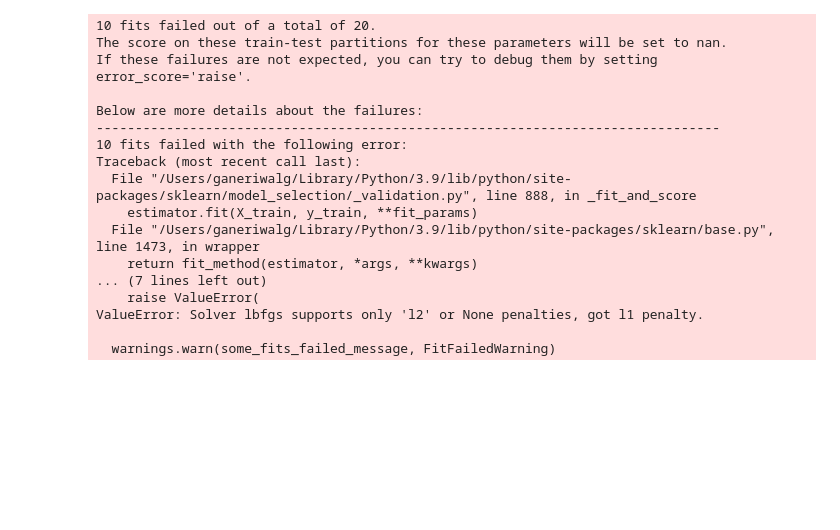
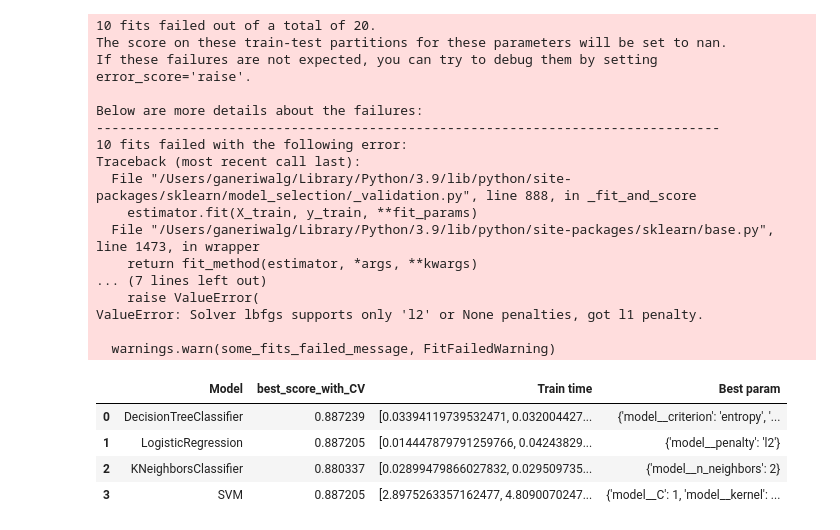
Before and after one commit to ganeriwalg/module17, a Jupyter notebook: Comparing-Classifiers.ipynb, the cells around one changed output. Saved outputs shown, nothing was run; the diff lists cells and outputs as text; code cells hidden in the pictures; blank space fills up the shorter version.

Commit message:
updated parameters

```diff
--- a/Comparing-Classifiers.ipynb
+++ b/Comparing-Classifiers.ipynb
@@ -202,7 +202,7 @@ ValueError: Solver lbfgs supports only 'l2' or None penalties, got l1 penalty.
 
   warnings.warn(some_fits_failed_message, FitFailedWarning)
 # %%
-param_grid = {"model__n_neighbors": range(1, 18, 2)}
+param_grid = {"model__n_neighbors": [1,2,3]}
 
 gsknn = GridSearchCV(knn_pipe, param_grid, cv=10, scoring='accuracy')
 gsknn.fit(X_train, y_train)
@@ -210,8 +210,8 @@ gsknn.fit(X_train, y_train)
 gsknn_predicted = gsknn.predict(X_test)
 # %%
 params =  {
-    'model__min_samples_leaf': [1, 2, 3],
-    'model__max_depth': [1, 2, 3],
+    'model__min_samples_leaf': [ 2, 3],
+    'model__max_depth': [ 2, 3],
     'model__criterion': ['entropy','gini']
 }
 
@@ -224,16 +224,24 @@ gsDTC = GridSearchCV(estimator=dtc_pipe,
 gsDTC = gsDTC.fit(X_train, y_train)
 gsDTC_predicted = gsDTC.predict(X_test)
 # %%
-param_grid = {'model__C': [0.1,1, 10, 100], 'model__gamma': [1,0.1,0.01,0.001],'model__kernel': ['rbf', 'poly', 'sigmoid']}
+param_grid = {'model__C': [1, 10], 'model__kernel': ['rbf', 'sigmoid']}
 gsSVC = GridSearchCV(estimator=svm_pipe,
                      param_grid = param_grid,
                      scoring='accuracy',
                      cv=10,
-                     refit=True,
                      n_jobs=1)
 
 gsSVC.fit(X_train, y_train)
 gsSVC_predicted = gsSVC.predict(X_test)
 # %%
 pd.DataFrame({'Model': ['DecisionTreeClassifier', 'LogisticRegression','KNeighborsClassifier', 'SVM'],
-              'best_score_with_CV': [gsDTC.best_score_,gsLR.best_score_,gsknn.best_score_,gsSVC.best_score_]})
+              'best_score_with_CV': [gsDTC.best_score_,gsLR.best_score_,gsknn.best_score_,gsSVC.best_score_],
+              'Train time': [gsDTC.cv_results_['mean_fit_time'],gsLR.cv_results_['mean_fit_time'],gsknn.cv_results_['mean_fit_time'],gsSVC.cv_results_['mean_fit_time']],
+              'Best param':[gsDTC.best_params_,gsLR.best_params_,gsknn.best_params_,gsSVC.best_params_]
+            })
+# %% [output]
+|  | Model | best_score_with_CV | Train time | Best param |
+| 0 | DecisionTreeClassifier | 0.887239 | [0.03394119739532471, 0.032004427... | {'model__criterion': 'entropy', '... |
+| 1 | LogisticRegression | 0.887205 | [0.014447879791259766, 0.04243829... | {'model__penalty': 'l2'} |
+| 2 | KNeighborsClassifier | 0.880337 | [0.02899479866027832, 0.029509735... | {'model__n_neighbors': 2} |
+| 3 | SVM | 0.887205 | [2.8975263357162477, 4.8090070247... | {'model__C': 1, 'model__kernel': ... |
```
